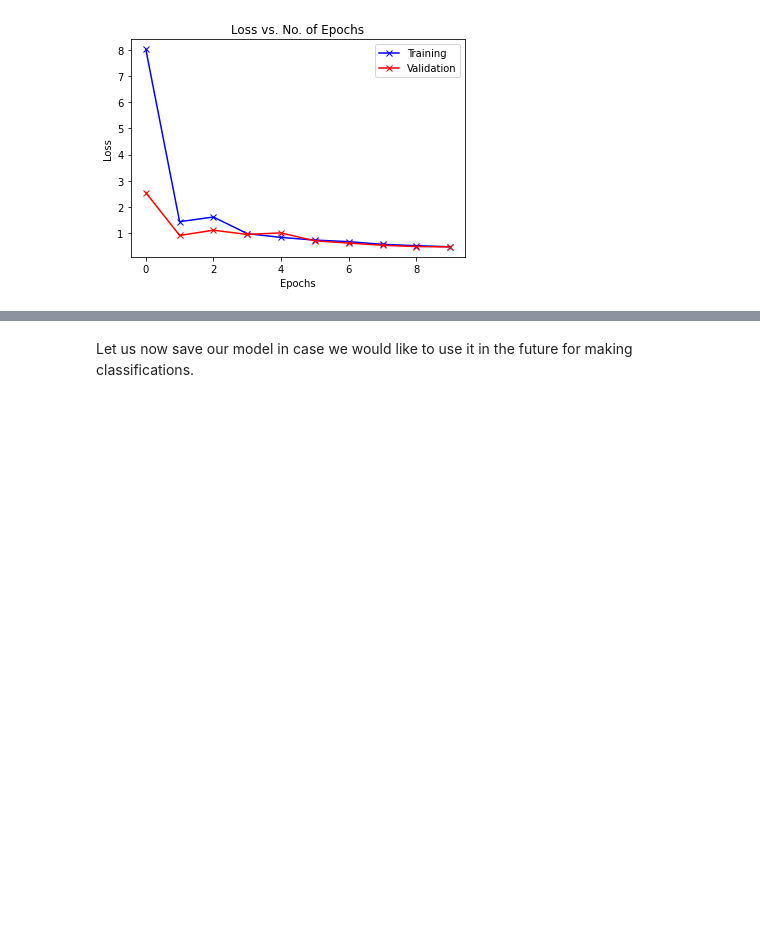
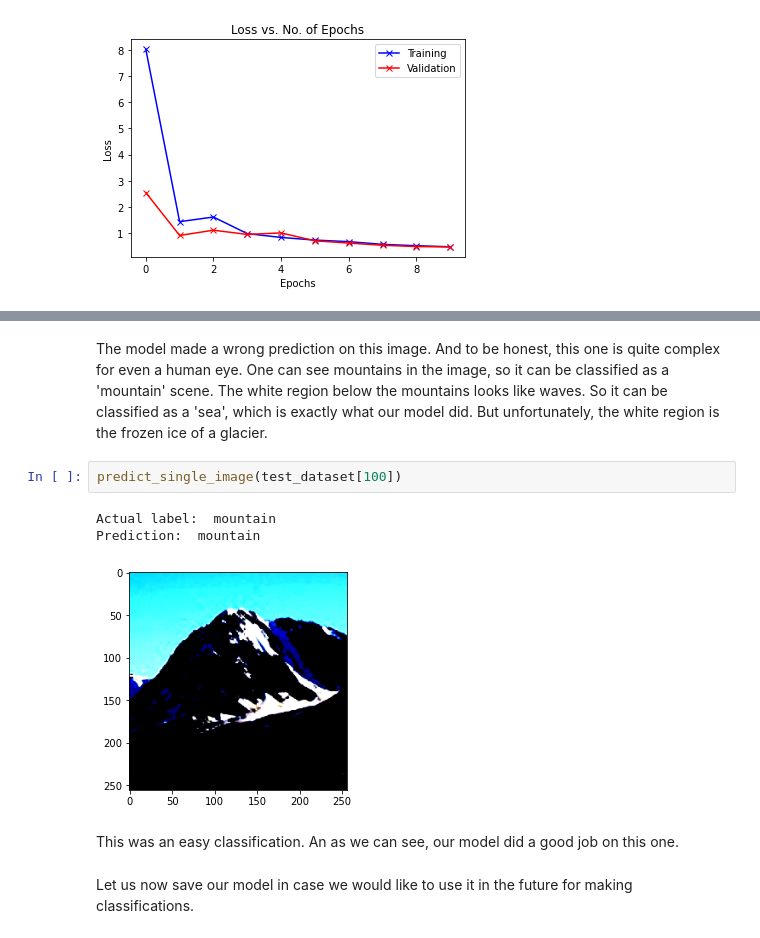
Before and after one commit to amansharma2910/DeepLearning-SceneClassificationCNN, a Jupyter notebook: SceneClassification_CNN_PyTorch(ResNet9).ipynb, the cells around one changed output, grey strips where cells are left out. Cells and saved outputs as stored; diff of their text form; blank space fills up the shorter version.

```diff
--- a/SceneClassification_CNN_PyTorch(ResNet9).ipynb
+++ b/SceneClassification_CNN_PyTorch(ResNet9).ipynb
@@ -688,3 +718,13 @@ plot_losses(history)
+# %% [markdown]
+The model made a wrong prediction on this image. And to be honest, this one is quite complex for even a human eye. One can see mountains in the image, so it can be classified as a 'mountain' scene. The white region below the mountains looks like waves. So it can be classified as a 'sea', which is exactly what our model did. But unfortunately, the white region is the frozen ice of a glacier.
+# %%
+predict_single_image(test_dataset[100])
+# %% [output]
+Actual label:  mountain
+Prediction:  mountain
+[figure, added]
+# %% [markdown]
+This was an easy classification. An as we can see, our model did a good job on this one.
 # %% [markdown]
 Let us now save our model in case we would like to use it in the future for making classifications.
 # %%
```
Also changed, not shown: parts of 5 cells of this notebook.
